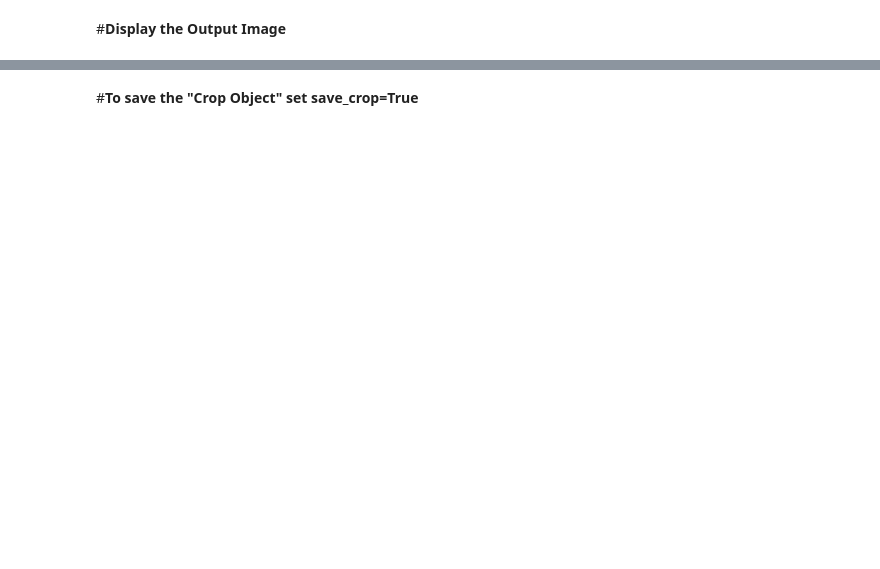
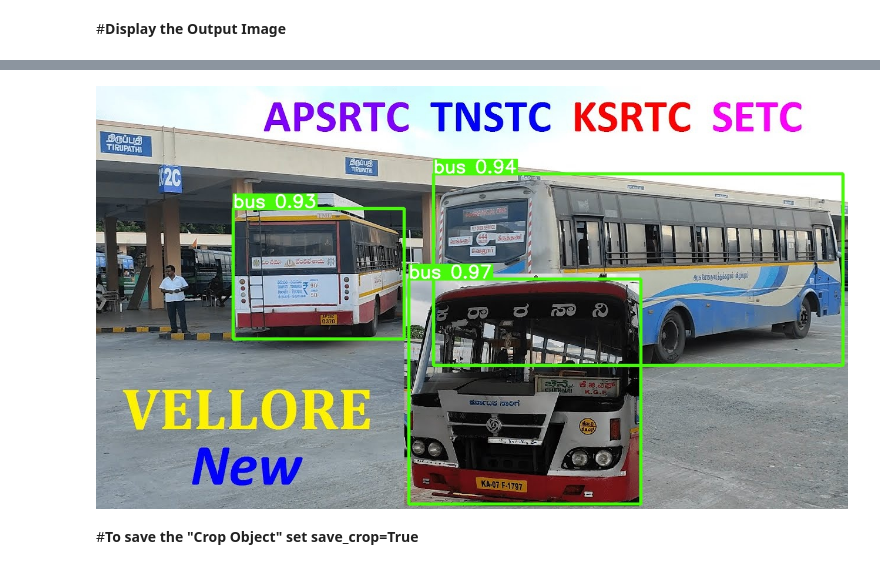
Before and after one commit to learnvisionAI/ObjectDetection_YOLO, a Jupyter notebook: Session1_YOLOV8_Inference/YOLOv8_Introduction.ipynb, the cells around one changed output, grey strips where cells are left out. Saved outputs shown, nothing was run; the diff lists cells and outputs as text; code cells hidden in the pictures; blank space fills up the shorter version.

```diff
--- a/Session1_YOLOV8_Inference/YOLOv8_Introduction.ipynb
+++ b/Session1_YOLOV8_Inference/YOLOv8_Introduction.ipynb
@@ -100,3 +118,7 @@ Image('/content/runs/detect/predict2/image1.jpg')
+# %%
+Image('/content/runs/detect/predict15/image2.jpg')
+# %% [output]
+[figure, added]
 # %% [markdown]
 #**To save the "Crop Object"  set save_crop=True**
 # %%
```
Also changed, not shown: parts of 21 cells of this notebook.
